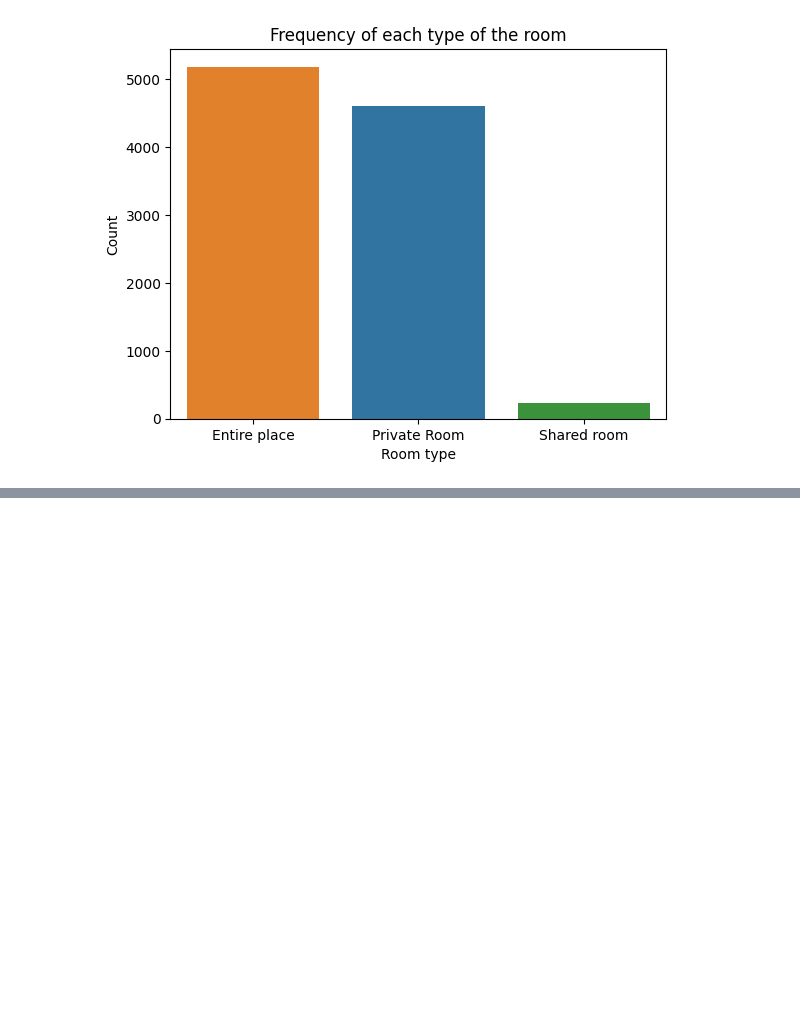
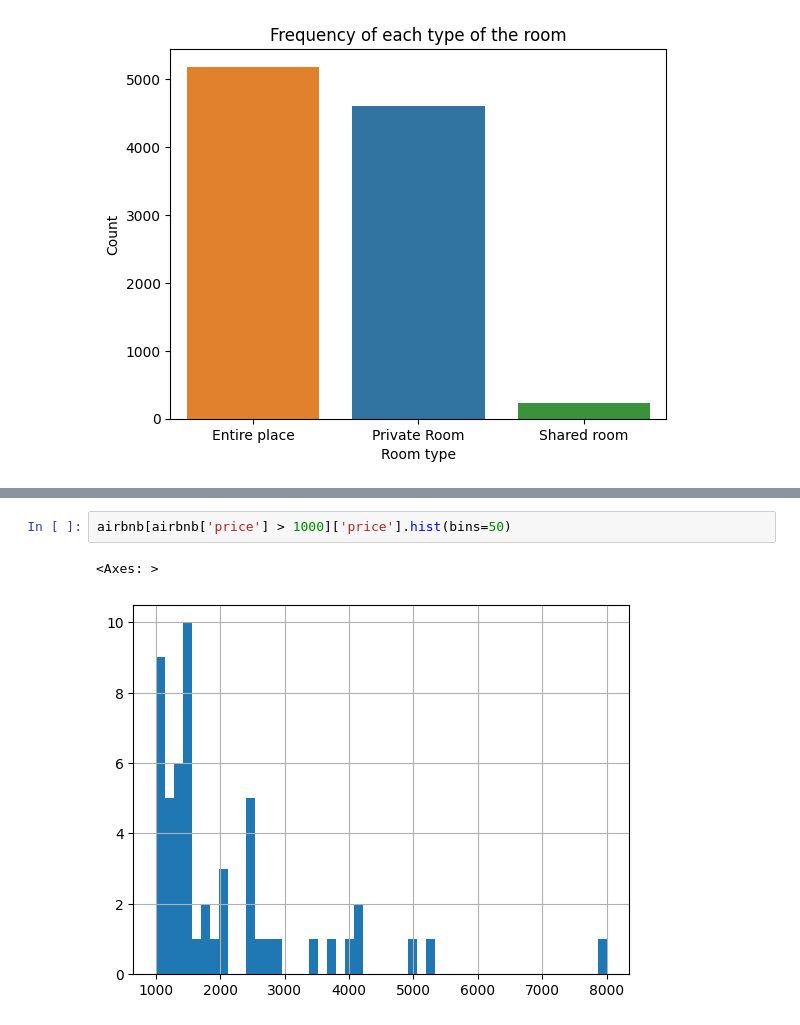
Before and after one commit to kingb6/Data_Preprocessing_Report, a Jupyter notebook: Cleaning_Data_in_Python_live_session.ipynb, the cells around one changed output, grey strips where cells are left out. Drawn from its saved outputs; the diff is of its cells as text; blank space fills up the shorter version.

```diff
--- a/Cleaning_Data_in_Python_live_session.ipynb
+++ b/Cleaning_Data_in_Python_live_session.ipynb
@@ -977,0 +1017,5 @@ Text(0.5, 1.0, 'Frequency of each type of the room')
+# %%
+airbnb[airbnb['price'] > 1000]['price'].hist(bins=50)
+# %% [output]
+<Axes: >
+[figure, added]
```
Also changed, not shown: parts of 15 cells of this notebook, 1 other file.
